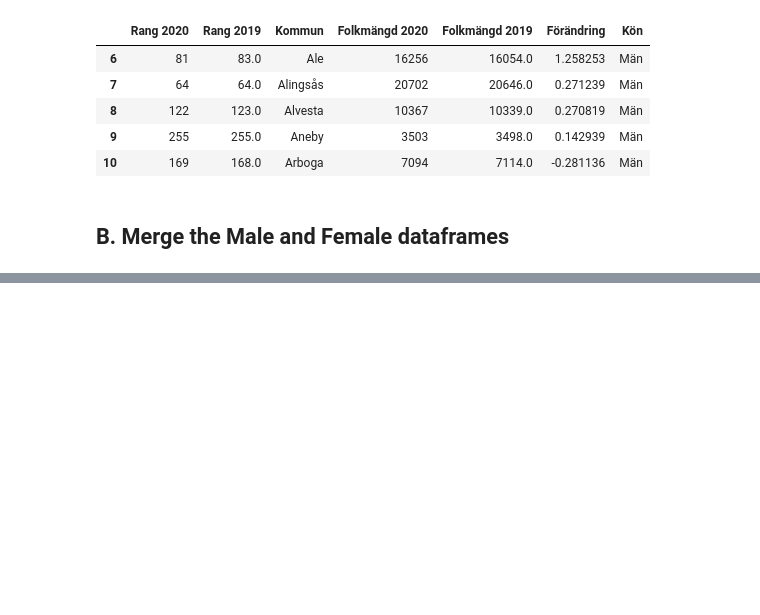
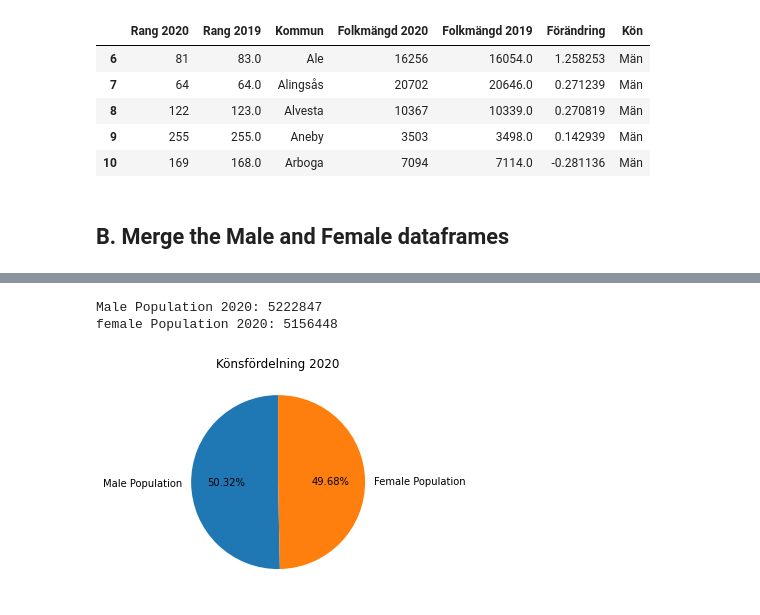
Before and after one commit to LukasKallstrom/databehandling_Lukas_Kallstrom, a Jupyter notebook: Excercises/Excercise00.ipynb, the cells around one changed output, grey strips where cells are left out. Cells and saved outputs as stored; diff of their text form; code cells hidden in the pictures; blank space fills up the shorter version.

```diff
--- a/Excercises/Excercise00.ipynb
+++ b/Excercises/Excercise00.ipynb
@@ -186,0 +233,15 @@ merged.set_index('Kommun')
+# %%
+import matplotlib.pyplot as plt
+male_pop = merged_df.loc[merged_df["Kön"] == "Män", "Folkmängd 2020"].sum()
+print(f"Male Population 2020: {male_pop}")
+
+female_pop = merged_df.loc[merged_df["Kön"] == "Kvinnor", "Folkmängd 2020"].sum()
+print(f"female Population 2020: {female_pop}")
+
+plt.title("Könsfördelning 2020")
+plt.pie([male_pop, female_pop], labels=["Male Population", "Female Population"], autopct='%.2f%%', startangle=90)
+plt.show()
+# %% [output]
+Male Population 2020: 5222847
+female Population 2020: 5156448
+[figure, added]
```
Also changed, not shown: parts of 4 cells of this notebook.
